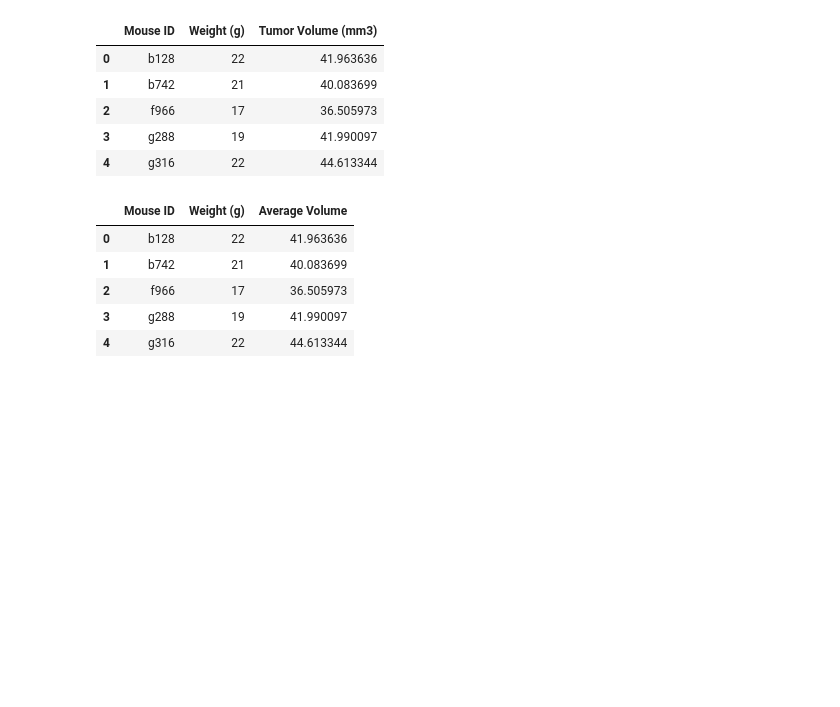
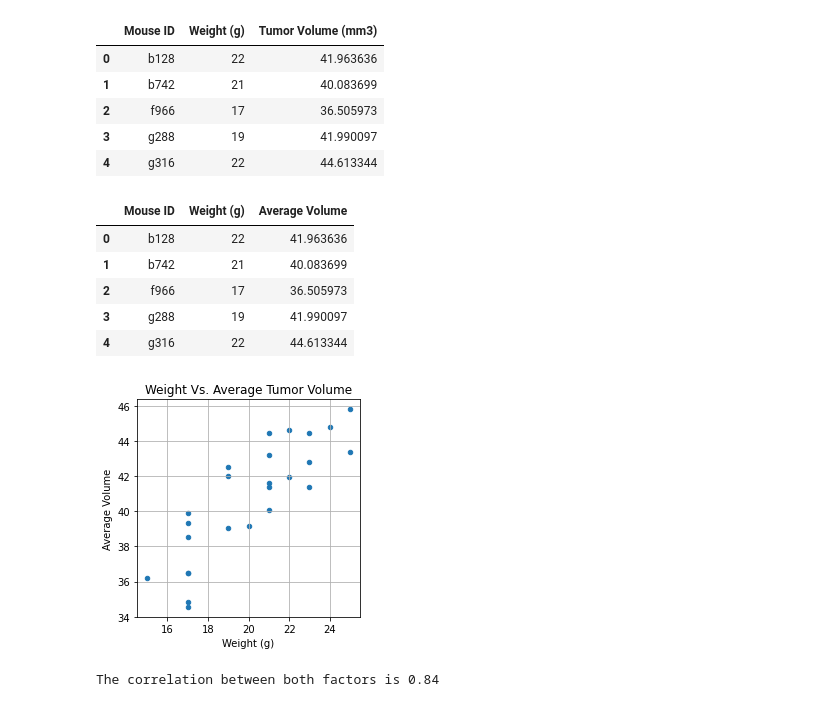
Before and after one commit to WAbate/MatPlotLib-Challenge, a Jupyter notebook: Pymaceuticals.ipynb, the cells around one changed output. Drawn from its saved outputs; the diff is of its cells as text; code cells hidden in the pictures; blank space fills up the shorter version.

```diff
--- a/Pymaceuticals.ipynb
+++ b/Pymaceuticals.ipynb
@@ -618,3 +618,10 @@ average_cap.head()
 # %%
 # Set the 'Mouse ID' as our index
 average_cap = average_cap.set_index('Mouse ID')
+# %%
+#Generate a scatter plot of mouse weight versus average tumor volume for the Capomulin regimen
+average_cap.plot(kind="scatter", x="Weight (g)", y="Average Volume", grid=True, figsize=(4,4),
+              title="Weight Vs. Average Tumor Volume")
+plt.show()
+# %% [output]
+[figure, added]
@@ -620,0 +635,9 @@ average_cap = average_cap.set_index('Mouse ID')
+# %%
+# Calculate the correlation coefficient between mouse weight and average tumor volume for the Capomulin regimen
+
+mouse_weight = average_cap.iloc[:,0]
+avg_tumor_volume = average_cap.iloc[:,1]
+correlation = st.pearsonr(mouse_weight,avg_tumor_volume)
+print(f"The correlation between both factors is {round(correlation[0],2)}")
+# %% [output]
+The correlation between both factors is 0.84
```
Also changed, not shown: parts of 3 cells of this notebook.
